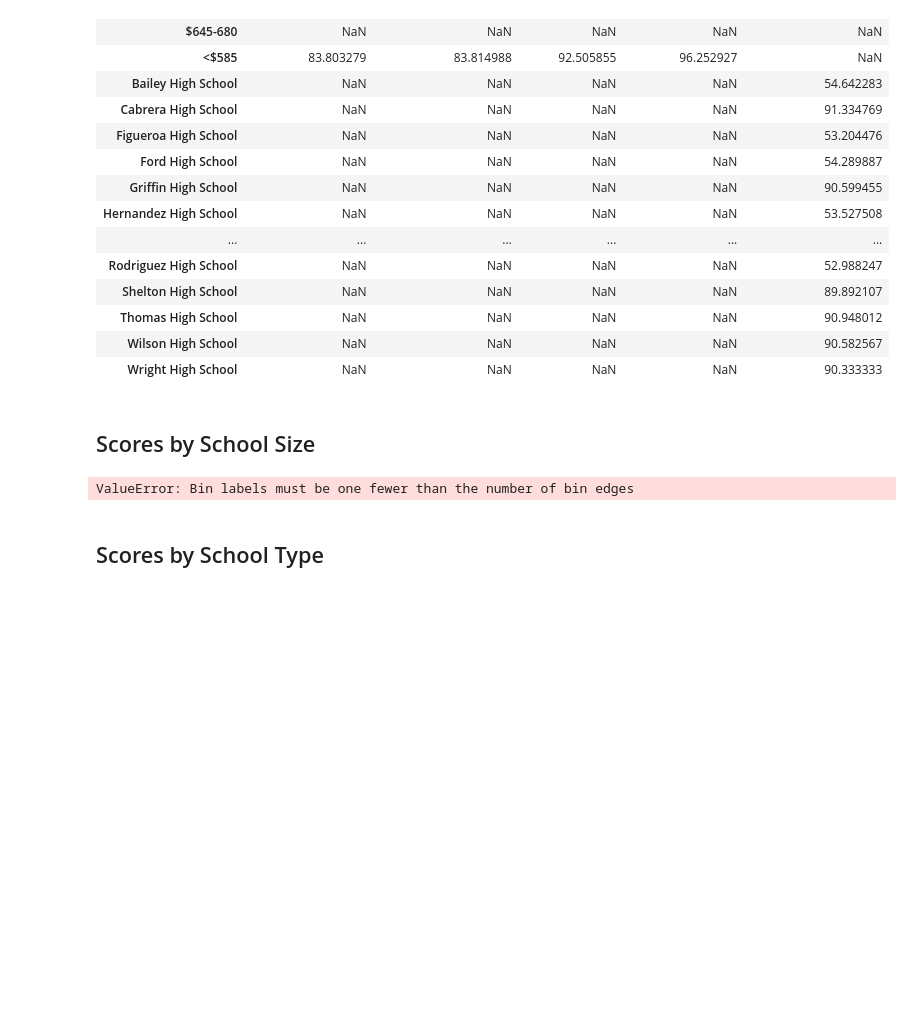
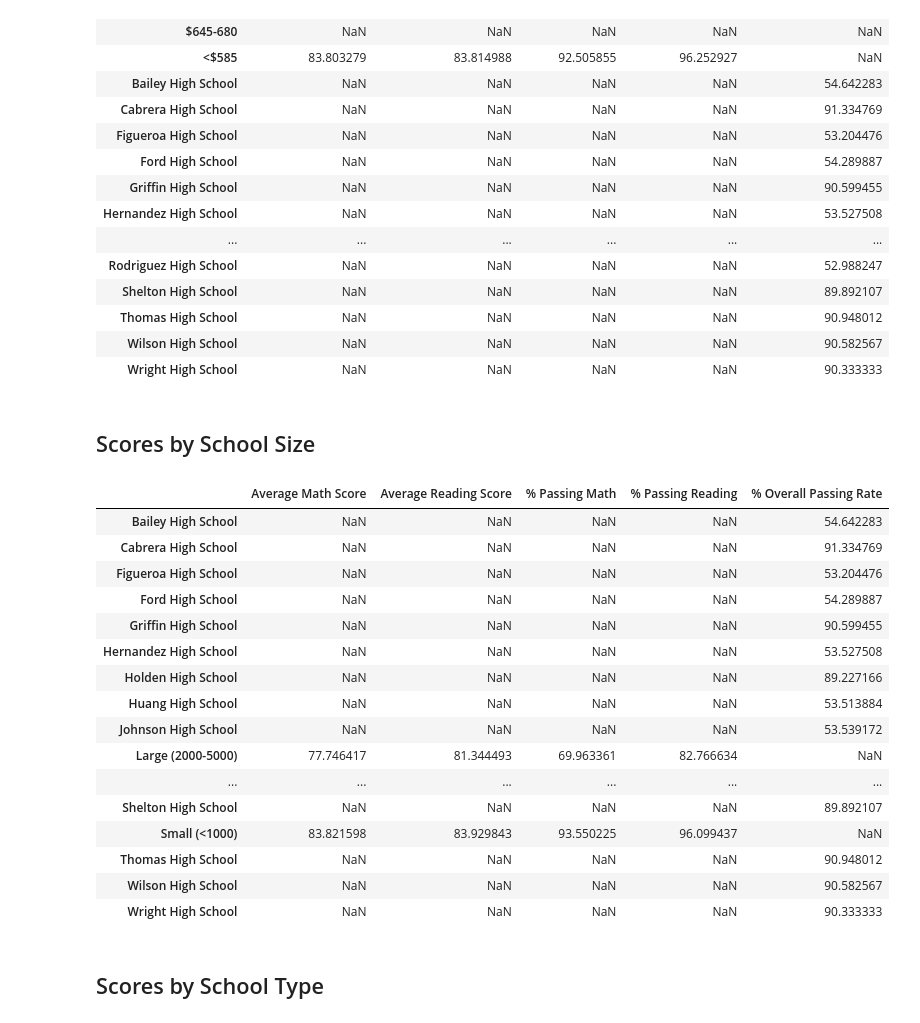
Before and after one commit to Patli1998/Challenge4-pandas, a Jupyter notebook: PyCitySchools/PyCitySchools.ipynb, the cells around one changed output. Cells and saved outputs as stored; diff of their text form; code cells hidden in the pictures; blank space fills up the shorter version.

Commit message:
final error cleanups

```diff
--- a/PyCitySchools/PyCitySchools.ipynb
+++ b/PyCitySchools/PyCitySchools.ipynb
@@ -407,9 +244,7 @@ labels = ["Small (<1000)","Medium (1000-2000)","Large (2000-5000)"]
 # Categorize the spending based on the bins
 # Use `pd.cut` on the "Total Students" column of the `per_school_summary` DataFrame.
 
-per_school_summary["School Size"] = school_spending_df["Spending Ranges (Per Student)"] = pd.cut(per_school_summary["Total Students"], spending_bins, labels= labels)
+per_school_summary["School Size"] = school_spending_df["Spending Ranges (Per Student)"] = pd.cut(per_school_summary["Total Students"], size_bins, labels= labels)
-# %% [output]
-ValueError: Bin labels must be one fewer than the number of bin edges
 # %%
 # Calculate averages for the desired columns.
 size_math_scores = per_school_summary.groupby(["School Size"]).mean()["Average Math Score"]
@@ -420,10 +255,28 @@ size_overall_passing = per_school_summary.groupby(["School Size"]).mean()["% Ove
 # %%
 # Create a DataFrame called `size_summary` that breaks down school performance based on school size (small, medium, or large).
 # Use the scores above to create a new DataFrame called `size_summary`
-
-
+size_summary = pd.DataFrame({"Average Math Score" : size_math_scores, "Average Reading Score": size_reading_scores, "% Passing Math": size_passing_math,
+"% Passing Reading": size_passing_reading,"% Overall Passing Rate": overall_passing_rate})
 # Display results
 size_summary
+# %% [output]
+|  | Average Math Score | Average Reading Score | % Passing Math | % Passing Reading | % Overall Passing Rate |
+| Bailey High School | NaN | NaN | NaN | NaN | 54.642283 |
+| Cabrera High School | NaN | NaN | NaN | NaN | 91.334769 |
+| Figueroa High School | NaN | NaN | NaN | NaN | 53.204476 |
+| Ford High School | NaN | NaN | NaN | NaN | 54.289887 |
+| Griffin High School | NaN | NaN | NaN | NaN | 90.599455 |
+| Hernandez High School | NaN | NaN | NaN | NaN | 53.527508 |
+| Holden High School | NaN | NaN | NaN | NaN | 89.227166 |
+| Huang High School | NaN | NaN | NaN | NaN | 53.513884 |
+| Johnson High School | NaN | NaN | NaN | NaN | 53.539172 |
+| Large (2000-5000) | 77.746417 | 81.344493 | 69.963361 | 82.766634 | NaN |
+| ... | ... | ... | ... | ... | ... |
+| Shelton High School | NaN | NaN | NaN | NaN | 89.892107 |
+| Small (<1000) | 83.821598 | 83.929843 | 93.550225 | 96.099437 | NaN |
+| Thomas High School | NaN | NaN | NaN | NaN | 90.948012 |
+| Wilson High School | NaN | NaN | NaN | NaN | 90.582567 |
+| Wright High School | NaN | NaN | NaN | NaN | 90.333333 |
 # %% [markdown]
 ## Scores by School Type
 # %%
```
Also changed, not shown: parts of 19 cells of this notebook.
